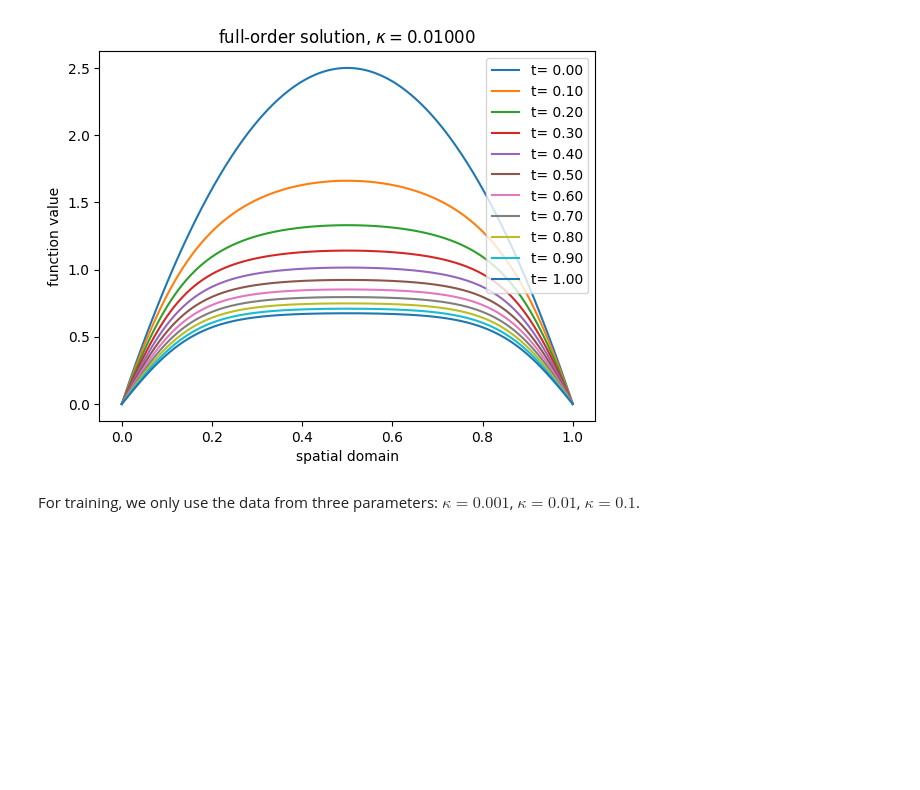
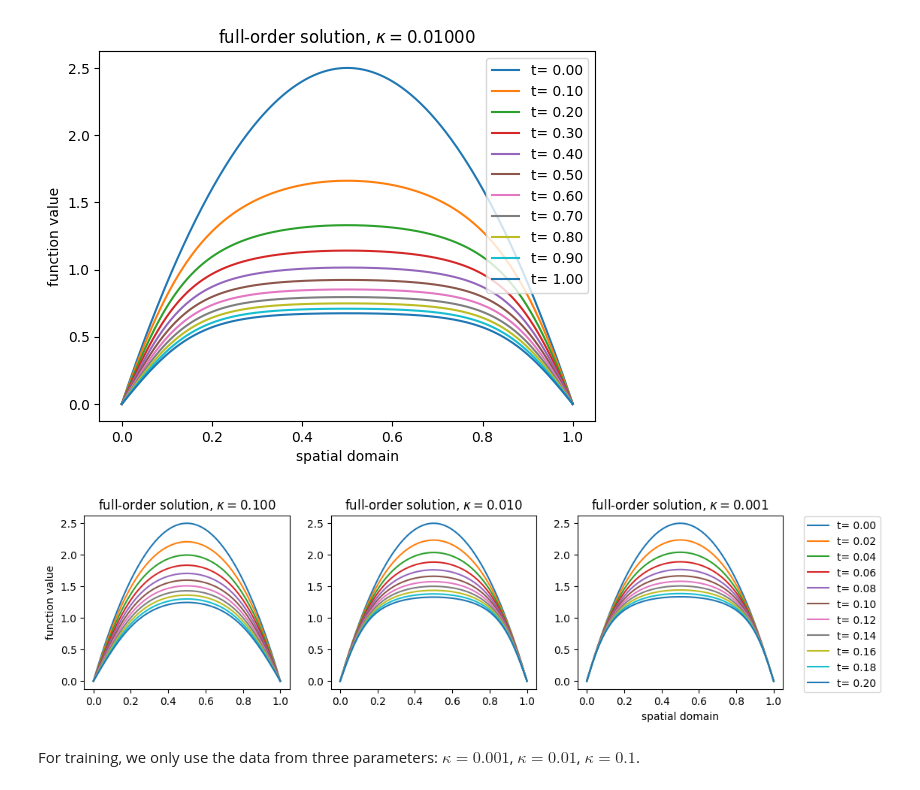
Before and after one commit to nicolearetz/rom-operator-inference-Python3, a Jupyter notebook: docs/source/tutorials/nested.ipynb, the cells around one changed output. Cells and saved outputs as stored; diff of their text form; code cells hidden in the pictures; blank space fills up the shorter version.

```diff
--- a/docs/source/tutorials/nested.ipynb
+++ b/docs/source/tutorials/nested.ipynb
@@ -62,6 +62,23 @@ ax.set_title(f"full-order solution, $\kappa ={Xi_test[index_test, 0]:.5f}$")
 # %% [output]
 Text(0.5, 1.0, 'full-order solution, $\\kappa =0.01000$')
 [figure]
+# %%
+# figure for how the parameter changes the FOM solution
+fig, axs = plt.subplots(1, 3, figsize = (12, 3))
+
+for i, index_test in enumerate([200, 100, 0]):
+    for k in range(0, K_train, 20):
+        axs[i].plot(np.linspace(0, 1, nFE), U_para_test[index_test][:, k], label = f"t= {grid_t[k]:.2f}")
+
+    axs[i].set_title(f"full-order solution, $\kappa ={Xi_test[index_test, 0]:.3f}$")
+
+axs[0].set_ylabel(f"function value")
+axs[2].legend(bbox_to_anchor = (1.5, 1.025))
+axs[2].set_xlabel("spatial domain")
+
+# fig.savefig(path_to_data + "cubic-training", bbox_inches = "tight")
+# %% [output]
+[figure, added]
 # %% [markdown]
 For training, we only use the data from three parameters: $\kappa = 0.001$, $\kappa = 0.01$, $\kappa = 0.1$.
 # %%
```
Also changed, not shown: parts of 5 cells of this notebook.
